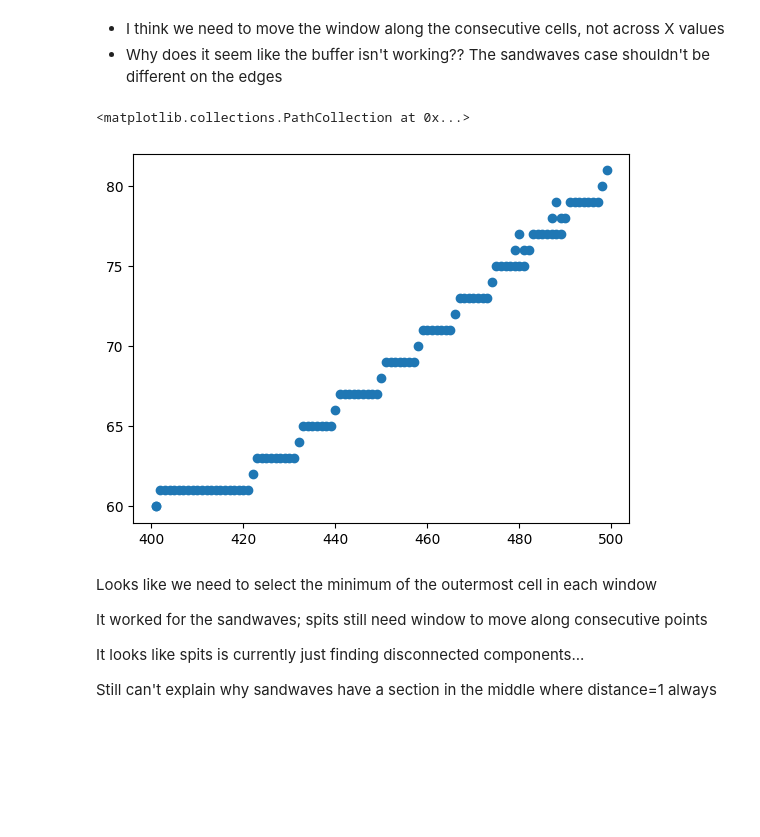
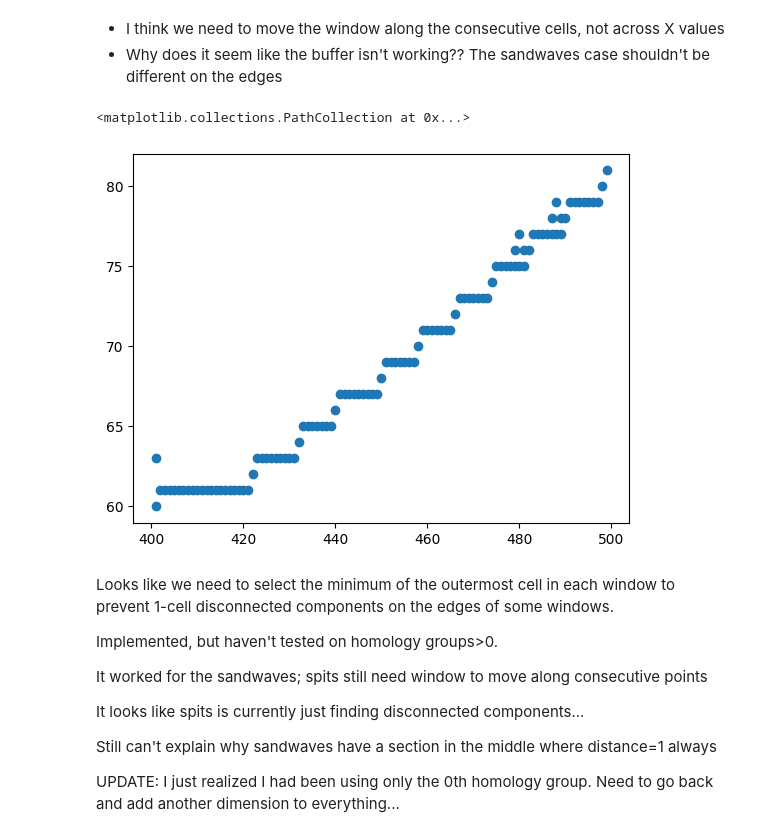
Before and after one commit to dmcdoug/Topology-of-Shoreline-Features, a Jupyter notebook: sliding_window.ipynb, the cells around one changed output. Drawn from its saved outputs; the diff is of its cells as text; code cells hidden in the pictures; blank space fills up the shorter version.

```diff
--- a/sliding_window.ipynb
+++ b/sliding_window.ipynb
@@ -299,26 +395,21 @@ plot_heatmap(dists, positions, sizes)
 * I think we need to move the window along the consecutive cells, not across X values
 * Why does it seem like the buffer isn't working?? The sandwaves case shouldn't be different on the edges
 # %%
-x,y = data.T
-xRange = x.max() - x.min()
-lbuff, rbuff = data.copy(), data.copy()
-lbuff[:, 0] -= xRange
-rbuff[:, 0] += xRange
-buff = np.vstack((lbuff, data, rbuff))
-buffx,buffy = buff.T
 pos,offset = 450,50
-window = buff[(buffx>pos-offset) & (buffx<pos+offset)]
-window[:,1][window[:,0]==window[0,0]] = window[0,1].min()
-window[:,1][window[:,0]==window[-1,0]] = window[-1,1].min()
+window = getWindow(pos, offset, *setupBuff(data)[3:5])
 plt.scatter(*window.T)
 # %% [output]
 <matplotlib.collections.PathCollection at 0x...>
-[figure, old version]
+[figure, new version]
 # %% [markdown]
-Looks like we need to select the minimum of the outermost cell in each window
+Looks like we need to select the minimum of the outermost cell in each window to prevent 1-cell disconnected components on the edges of some windows.
+
+Implemented, but haven't tested on homology groups>0.
 
 It worked for the sandwaves; spits still need window to move along consecutive points
 
 It looks like spits is currently just finding disconnected components...
 
 Still can't explain why sandwaves have a section in the middle where distance=1 always
+
+UPDATE: I just realized I had been using only the 0th homology group. Need to go back and add another dimension to everything...
```
Also changed, not shown: parts of 20 cells of this notebook.
